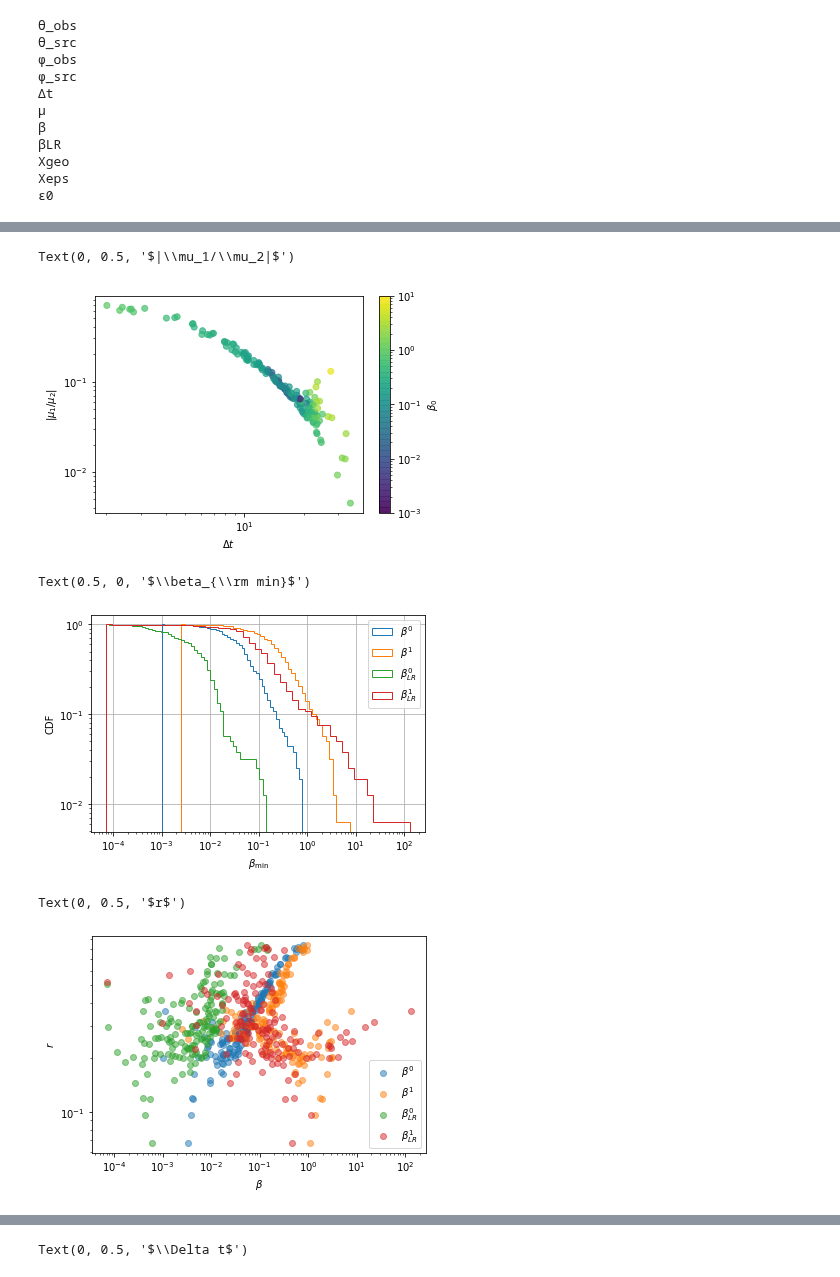
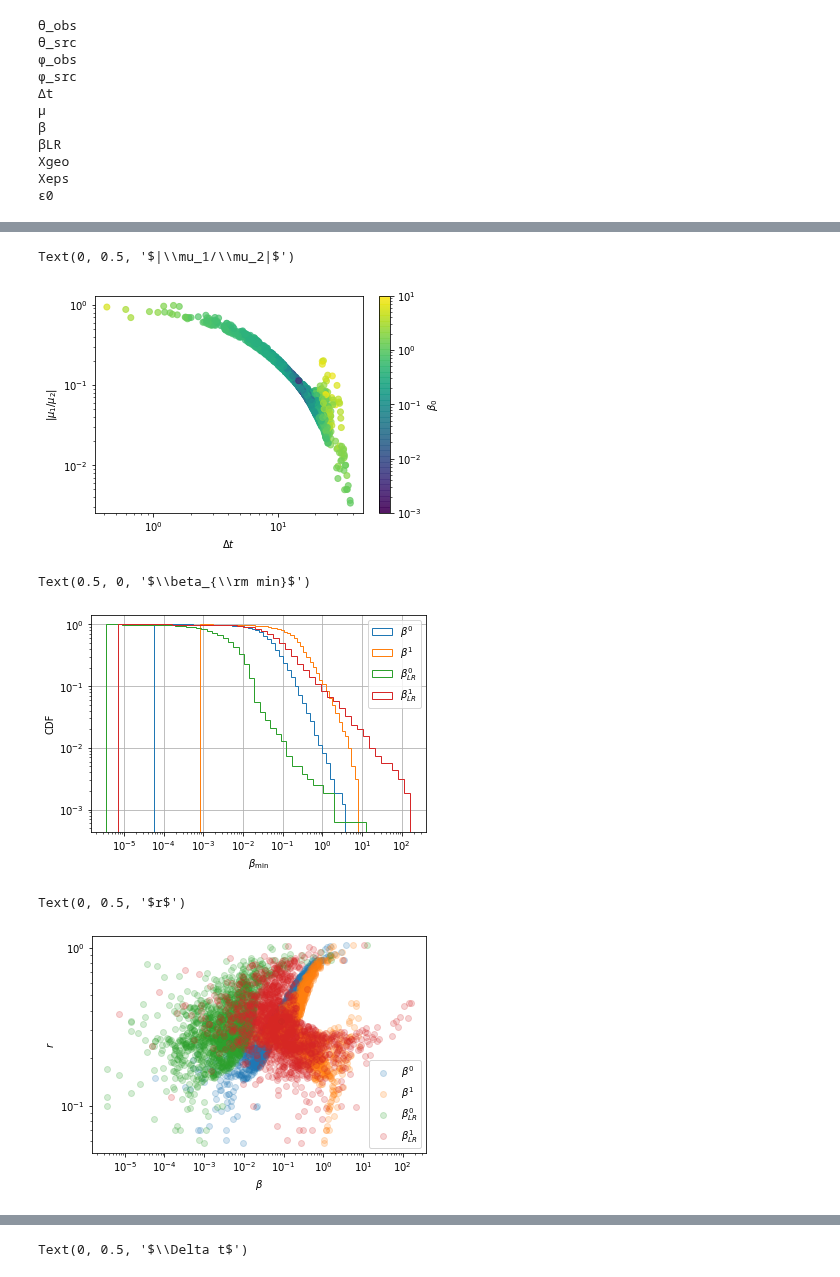
Before and after one commit to Richard-Sti/GSHE_public, a Jupyter notebook: scripts/explore_sampled_trajectories.ipynb, the cells around one changed output, grey strips where cells are left out. Cells and saved outputs as stored; diff of their text form; code cells hidden in the pictures.

Commit message:
combined trajectories and plots

```diff
--- a/scripts/explore_sampled_trajectories.ipynb
+++ b/scripts/explore_sampled_trajectories.ipynb
@@ -45,6 +49,39 @@ for t, d in data.items():
 
 for k,r in dat_base.items():
     dat_base[k] = np.array(r)
+# %%
+import numpy as np
+import h5py
+import glob
+
+#all the files
+
+# Initialize the base data structure
+dat_base = {
+    'θ_obs': [],
+    'θ_src': [],
+    'ϕ_obs': [],
+    'ϕ_src': [],
+    'Δt': [],
+    'μ': [],
+    'β': [],
+    'βLR': []
+}
+
+# List all .h5 files
+h5_files = glob.glob("../data/trajectories/*.h5")
+
+# Loop through each .h5 file
+for h5_file in h5_files:
+    with h5py.File(h5_file, "r") as data:
+        for t, d in data.items():
+            for k, r in dat_base.items():
+                val = d[k][()] if d[k].shape == () else d[k][:]
+                r.append(val)
+
+# Convert lists to numpy arrays
+for k, r in dat_base.items():
+    dat_base[k] = np.array(r)
 # %%
 dat = {'θ_obs': [],
         'θ_src' : [],
@@ -74,10 +111,15 @@ for k,r in dat.items():
 #apply a series of cuts to the
 
 bt_cut = 1e3
+bt_min = 1e-15
+dt_cut = 1e10
+
 pts = (np.isfinite(dat['Δt']) & np.isfinite(dat['μ'][:,0]) & np.isfinite(dat['μ'][:,1]))
+pts *= ((dat['ϕ_obs']<2*np.pi)*(dat['ϕ_src']<2*np.pi))
+pts *= ((dat['Δt']>1/dt_cut)*(dat['Δt']<dt_cut))
 
 for betas in [dat['β'][:,0],dat['β'][:,1],dat['βLR'][:,0],dat['βLR'][:,1]]:
-    pts *= (np.abs(betas)<bt_cut)
+    pts *= ((np.abs(betas)<bt_cut)*(np.abs(betas)>bt_min))
 
 print('removing large β leaves', np.sum(pts), 'out of',len(pts))
 # %% [output]
@@ -332,13 +432,13 @@ plt.xlabel(r'$\Delta t$')
 plt.ylabel(r'$|\mu_1/\mu_2|$')
 # %% [output]
 Text(0, 0.5, '$|\\mu_1/\\mu_2|$')
-[figure, old version]
+[figure, new version]
 # %%
 for var, lab in zip([dat['β'][:,0],dat['β'][:,1], dat['βLR'][:,0], dat['βLR'][:,1]], [r'$\beta^0$',r'$\beta^1$', r'$\beta^0_{LR}$',r'$\beta^1_{LR}$']):
     var = np.abs(var[pts])
     var = var[np.isfinite(var)]
 
-    plt.hist(var,np.geomspace(var.min(),var.max()),alpha=1,density=True,label=lab,histtype='step',cumulative=-1)
+    plt.hist(var,np.geomspace(var[var>0].min(),var.max()),alpha=1,density=True,label=lab,histtype='step',cumulative=-1)
 
 plt.xscale('log')
 plt.yscale('log')
@@ -349,21 +449,21 @@ plt.xlabel(r'$\beta_{\rm min}$')
 # plt.xlim(1e-4,None)
 # %% [output]
 Text(0.5, 0, '$\\beta_{\\rm min}$')
-[figure, old version]
+[figure, new version]
 # %%
 Asqrt=np.abs((dat['μ'][:,0]/dat['μ'][:,1])[pts])**0.5
 
 for i,(var, lab) in enumerate(zip([dat['β'][:,0],dat['β'][:,1], dat['βLR'][:,0], dat['βLR'][:,1]], [r'$\beta^0$',r'$\beta^1$', r'$\beta^0_{LR}$',r'$\beta^1_{LR}$'])):
     var = np.abs(var[pts])
     var = var[np.isfinite(var)]
 
-    plt.scatter(var,1/Asqrt,label=lab,alpha=0.5)
+    plt.scatter(var,1/Asqrt,label=lab,alpha=0.2)
 
 plt.xscale('log')
 plt.yscale('log')
 plt.legend()
 plt.xlabel(r'$\beta$')
 plt.ylabel(r'$r$')
 # %% [output]
 Text(0, 0.5, '$r$')
-[figure, old version]
+[figure, new version]
```
Also changed, not shown: parts of 29 cells of this notebook, 16 other files.
